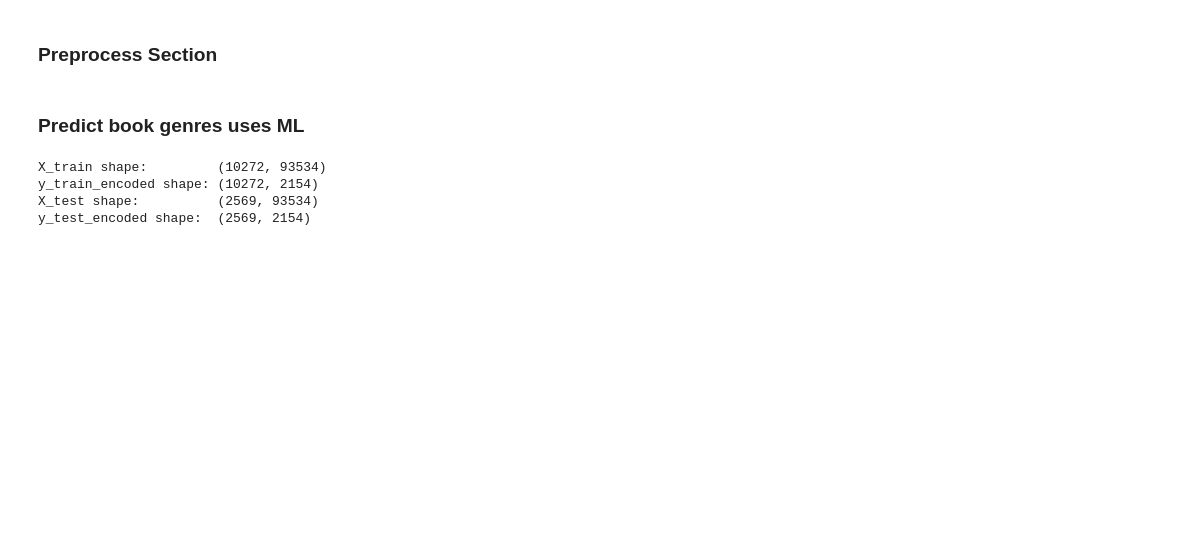
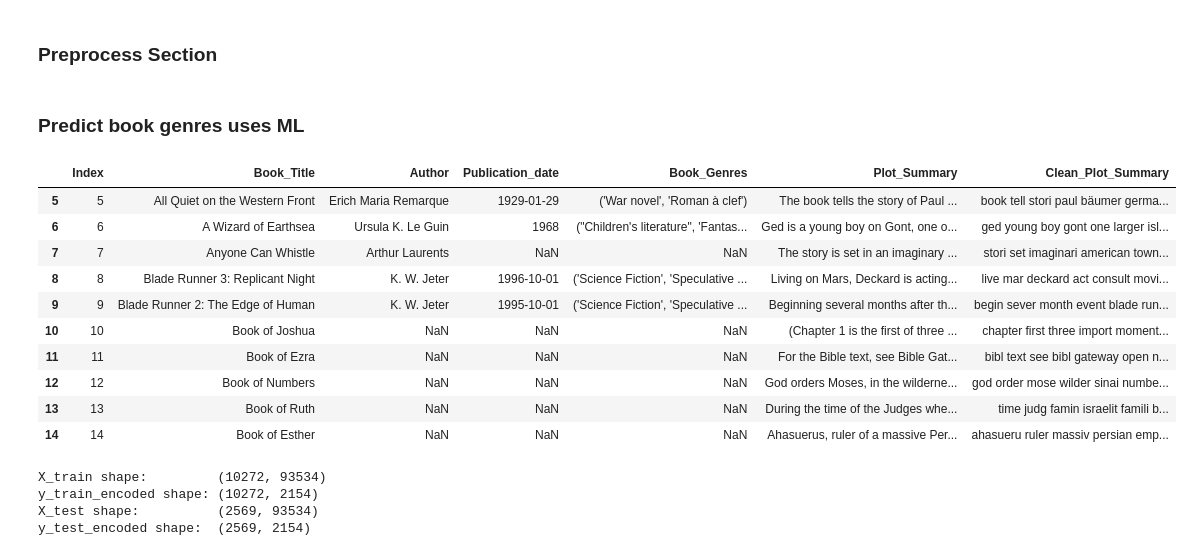
Before and after one commit to HamedDaneshvar/NLPic-Book-Summarizer, a Jupyter notebook: Task.ipynb, the cells around one changed output. Drawn from its saved outputs; the diff is of its cells as text; code cells hidden in the pictures; blank space fills up the shorter version.

```diff
--- a/Task.ipynb
+++ b/Task.ipynb
@@ -145,3 +149,17 @@ data.to_csv(file_path, sep='\t',
+# %%
+data[5:15]
+# %% [output]
+|  | Index | Book_Title | Author | Publication_date | Book_Genres | Plot_Summary | Clean_Plot_Summary |
+| 5 | 5 | All Quiet on the Western Front | Erich Maria Remarque | 1929-01-29 | ('War novel', 'Roman à clef') | The book tells the story of Paul ... | book tell stori paul bäumer germa... |
+| 6 | 6 | A Wizard of Earthsea | Ursula K. Le Guin | 1968 | ("Children's literature", 'Fantas... | Ged is a young boy on Gont, one o... | ged young boy gont one larger isl... |
+| 7 | 7 | Anyone Can Whistle | Arthur Laurents | NaN | NaN | The story is set in an imaginary ... | stori set imaginari american town... |
+| 8 | 8 | Blade Runner 3: Replicant Night | K. W. Jeter | 1996-10-01 | ('Science Fiction', 'Speculative ... | Living on Mars, Deckard is acting... | live mar deckard act consult movi... |
+| 9 | 9 | Blade Runner 2: The Edge of Human | K. W. Jeter | 1995-10-01 | ('Science Fiction', 'Speculative ... | Beginning several months after th... | begin sever month event blade run... |
+| 10 | 10 | Book of Joshua | NaN | NaN | NaN | (Chapter 1 is the first of three ... | chapter first three import moment... |
+| 11 | 11 | Book of Ezra | NaN | NaN | NaN | For the Bible text, see Bible Gat... | bibl text see bibl gateway open n... |
+| 12 | 12 | Book of Numbers | NaN | NaN | NaN | God orders Moses, in the wilderne... | god order mose wilder sinai numbe... |
+| 13 | 13 | Book of Ruth | NaN | NaN | NaN | During the time of the Judges whe... | time judg famin israelit famili b... |
+| 14 | 14 | Book of Esther | NaN | NaN | NaN | Ahasuerus, ruler of a massive Per... | ahasueru ruler massiv persian emp... |
 # %%
 # from here because we want to use ML, we get copy from data
 df = data.copy(deep=True)
```
Also changed, not shown: parts of 28 cells of this notebook, 1 other file.
